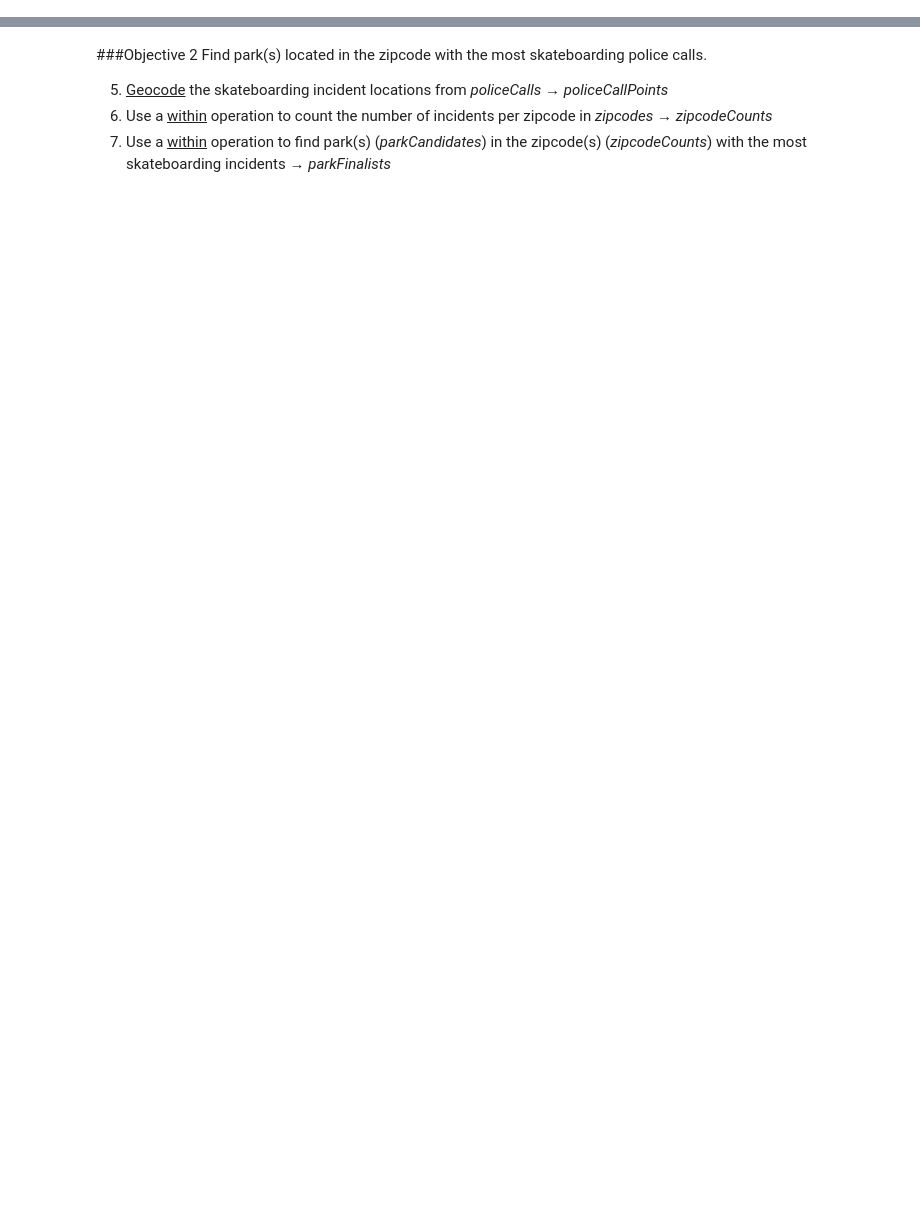
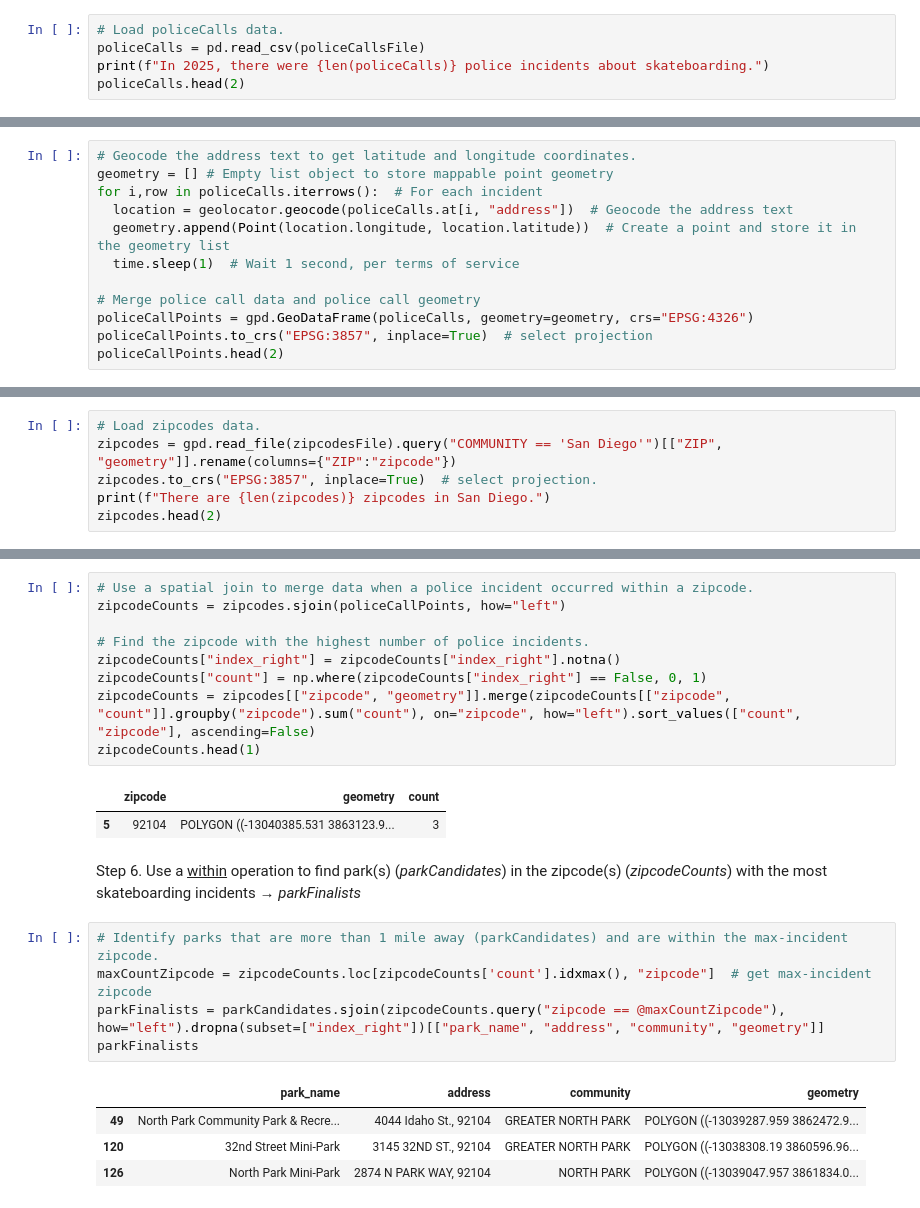
Before and after one commit to jlembury/kickflip-cartography-demo, a Jupyter notebook: kickflip_cartography_demo.ipynb, the cells around one changed output, grey strips where cells are left out. Saved outputs shown, nothing was run; the diff lists cells and outputs as text; blank space fills up the shorter version.

```diff
--- a/kickflip_cartography_demo.ipynb
+++ b/kickflip_cartography_demo.ipynb
@@ -118,0 +156,5 @@ skateParkBuffers
+# %%
+# Load policeCalls data.
+policeCalls = pd.read_csv(policeCallsFile)
+print(f"In 2025, there were {len(policeCalls)} police incidents about skateboarding.")
+policeCalls.head(2)
@@ -118,0 +166,12 @@ skateParkBuffers
+# %%
+# Geocode the address text to get latitude and longitude coordinates.
+geometry = [] # Empty list object to store mappable point geometry
+for i,row in policeCalls.iterrows():  # For each incident
+  location = geolocator.geocode(policeCalls.at[i, "address"])  # Geocode the address text
+  geometry.append(Point(location.longitude, location.latitude))  # Create a point and store it in the geometry list
+  time.sleep(1)  # Wait 1 second, per terms of service
+
+# Merge police call data and police call geometry
+policeCallPoints = gpd.GeoDataFrame(policeCalls, geometry=geometry, crs="EPSG:4326")
+policeCallPoints.to_crs("EPSG:3857", inplace=True)  # select projection
+policeCallPoints.head(2)
@@ -118,0 +188,6 @@ skateParkBuffers
+# %%
+# Load zipcodes data.
+zipcodes = gpd.read_file(zipcodesFile).query("COMMUNITY == 'San Diego'")[["ZIP", "geometry"]].rename(columns={"ZIP":"zipcode"})
+zipcodes.to_crs("EPSG:3857", inplace=True)  # select projection.
+print(f"There are {len(zipcodes)} zipcodes in San Diego.")
+zipcodes.head(2)
@@ -119,7 +199,24 @@ skateParkBuffers
+# %%
+# Use a spatial join to merge data when a police incident occurred within a zipcode.
+zipcodeCounts = zipcodes.sjoin(policeCallPoints, how="left")
+
+# Find the zipcode with the highest number of police incidents.
+zipcodeCounts["index_right"] = zipcodeCounts["index_right"].notna()
+zipcodeCounts["count"] = np.where(zipcodeCounts["index_right"] == False, 0, 1)
+zipcodeCounts = zipcodes[["zipcode", "geometry"]].merge(zipcodeCounts[["zipcode", "count"]].groupby("zipcode").sum("count"), on="zipcode", how="left").sort_values(["count", "zipcode"], ascending=False)
+zipcodeCounts.head(1)
+# %% [output]
+|  | zipcode | geometry | count |
+| 5 | 92104 | POLYGON ((-13040385.531 3863123.9... | 3 |
 # %% [markdown]
-###Objective 2
-Find park(s) located in the zipcode with the most skateboarding police calls.
-
-5. <u>Geocode</u> the skateboarding incident locations from <em>policeCalls</em> → <em>policeCallPoints</em>
-6. Use a <u>within</u> operation to count the number of incidents per zipcode in <em>zipcodes</em> → <em>zipcodeCounts</em>
-7. Use a <u>within</u> operation to find park(s) (<em>parkCandidates</em>) in the zipcode(s) (<em>zipcodeCounts</em>) with the most skateboarding incidents → <em>parkFinalists</em>
+Step 6. Use a <u>within</u> operation to find park(s) (<em>parkCandidates</em>) in the zipcode(s) (<em>zipcodeCounts</em>) with the most skateboarding incidents → <em>parkFinalists</em>
+# %%
+# Identify parks that are more than 1 mile away (parkCandidates) and are within the max-incident zipcode.
+maxCountZipcode = zipcodeCounts.loc[zipcodeCounts['count'].idxmax(), "zipcode"]  # get max-incident zipcode
+parkFinalists = parkCandidates.sjoin(zipcodeCounts.query("zipcode == @maxCountZipcode"), how="left").dropna(subset=["index_right"])[["park_name", "address", "community", "geometry"]]
+parkFinalists
+# %% [output]
+|  | park_name | address | community | geometry |
+| 49 | North Park Community Park & Recre... | 4044 Idaho St., 92104 | GREATER NORTH PARK | POLYGON ((-13039287.959 3862472.9... |
+| 120 | 32nd Street Mini-Park | 3145 32ND ST., 92104 | GREATER NORTH PARK | POLYGON ((-13038308.19 3860596.96... |
+| 126 | North Park Mini-Park | 2874 N PARK WAY, 92104 | NORTH PARK | POLYGON ((-13039047.957 3861834.0... |
```
Also changed, not shown: parts of 20 cells of this notebook.
